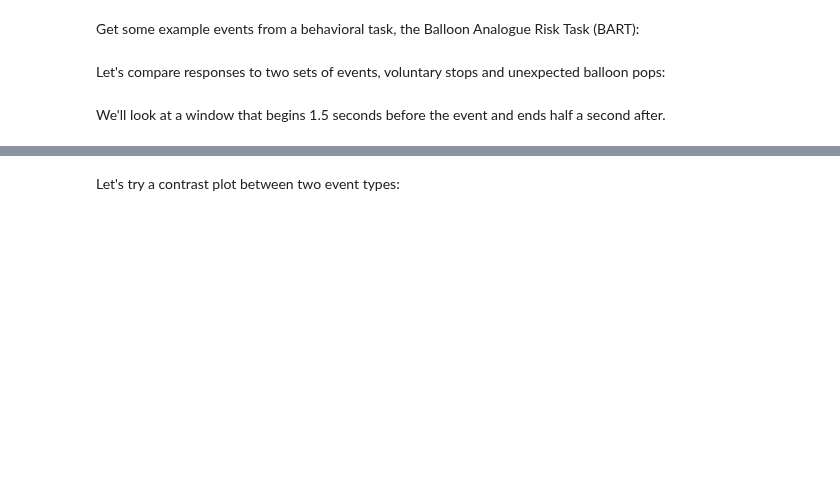
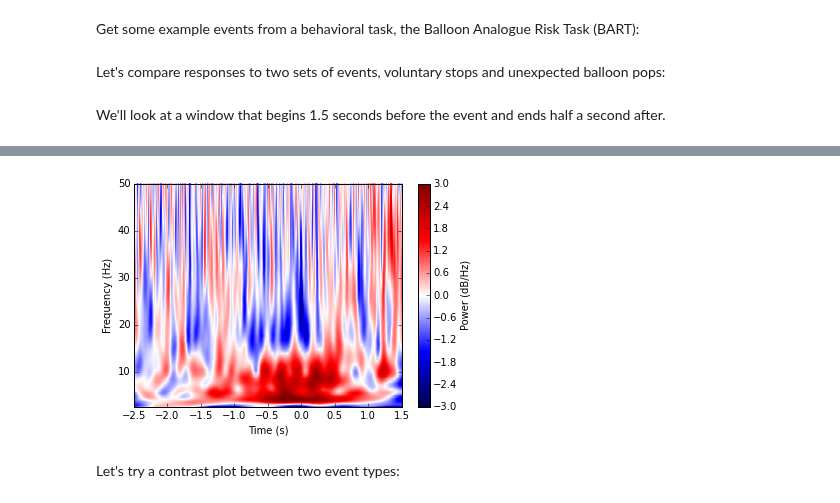
Before and after one commit to jmxpearson/hephys, a Jupyter notebook: bartc/time_frequency_mean_across_channels.ipynb, the cells around one changed output, grey strips where cells are left out. Saved outputs shown, nothing was run; the diff lists cells and outputs as text; code cells hidden in the pictures; blank space fills up the shorter version.

Commit message:
updated to use new time-freq significance test

```diff
--- a/bartc/time_frequency_mean_across_channels.ipynb
+++ b/bartc/time_frequency_mean_across_channels.ipynb
@@ -27,5 +27,5 @@ Now censor lfp, zscore to normalize,and average across channels:
 # %%
-lfpmz = lfp.censor().zscore()
+lfpmz = lfp.censor().rzscore()
 nanrows = np.any(np.isnan(lfpmz), axis=1)
 lfpm = lfpmz.mean(axis=1)
 lfpm[nanrows] = np.nan
@@ -51,14 +51,15 @@ else:
 # %% [markdown]
 We'll look at a window that begins 1.5 seconds before the event and ends half a second after.
 # %%
-Tpre = -2
-Tpost = 0.5
+Tpre = -2.5
+Tpost = 1.5
 freqs = np.exp(np.linspace(np.log(2.5), np.log(50)))
 # %%
-baseline_interval = (-2, -1.35)
+baseline_interval = (Tpre, Tpre + 0.75)
 nf = phys.norm_by_mean(baseline_interval, method='division')
 wav_normed, fig = lfpm.avg_time_frequency(0, stops_free, Tpre, Tpost,
                                           method='wav',
-                                          normfun=nf, freqs=freqs, rasterized=True)
+                                          normfun=nf, freqs=freqs, rasterized=True,
+                                          cmap='seismic', clim=(-3, 3))
 plt.ylim(2.5, 50);
 # %% [output]
@@ -66,3 +66,4 @@ plt.ylim(2.5, 50);
+[figure, added]
 # %% [markdown]
 Let's try a contrast plot between two event types:
 # %%
```
Also changed, not shown: parts of 6 cells of this notebook.
